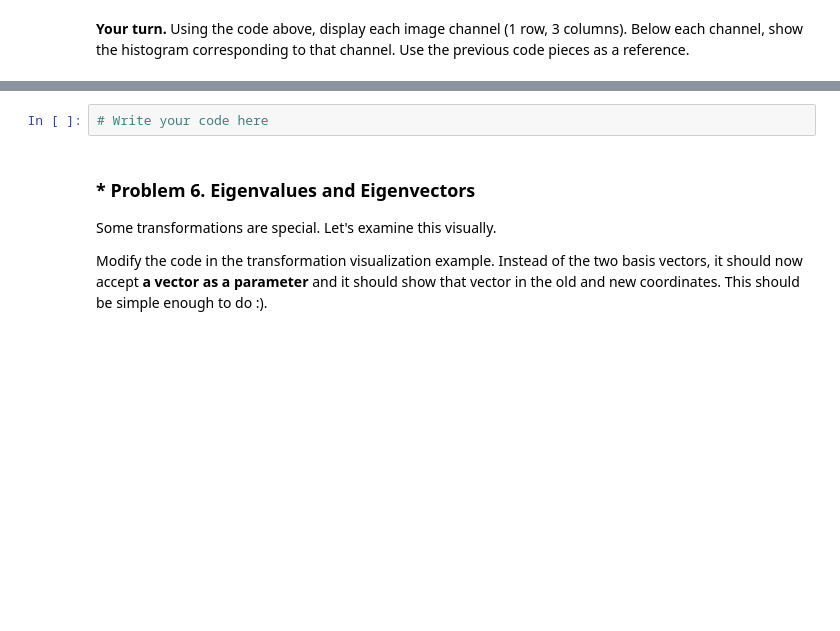
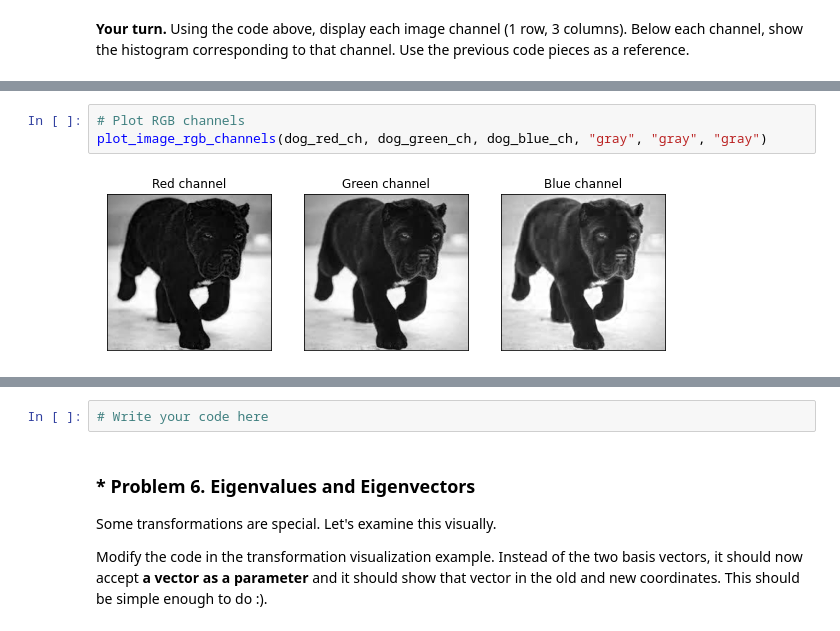
Before and after one commit to momchilantonov/SoftUni-Math-Concepts-For-Developers-February-2021, a Jupyter notebook: Linear-Algebra/Homework/Linear Algebra Exercise.ipynb, the cells around one changed output, grey strips where cells are left out. Saved outputs shown, nothing was run; the diff lists cells and outputs as text; blank space fills up the shorter version.

```diff
--- a/Linear-Algebra/Homework/Linear Algebra Exercise.ipynb
+++ b/Linear-Algebra/Homework/Linear Algebra Exercise.ipynb
@@ -719,0 +846,5 @@ plt.show()
+# %%
+# Plot RGB channels
+plot_image_rgb_channels(dog_red_ch, dog_green_ch, dog_blue_ch, "gray", "gray", "gray")
+# %% [output]
+[figure, added]
```
Also changed, not shown: parts of 16 cells of this notebook, 1 other file.
